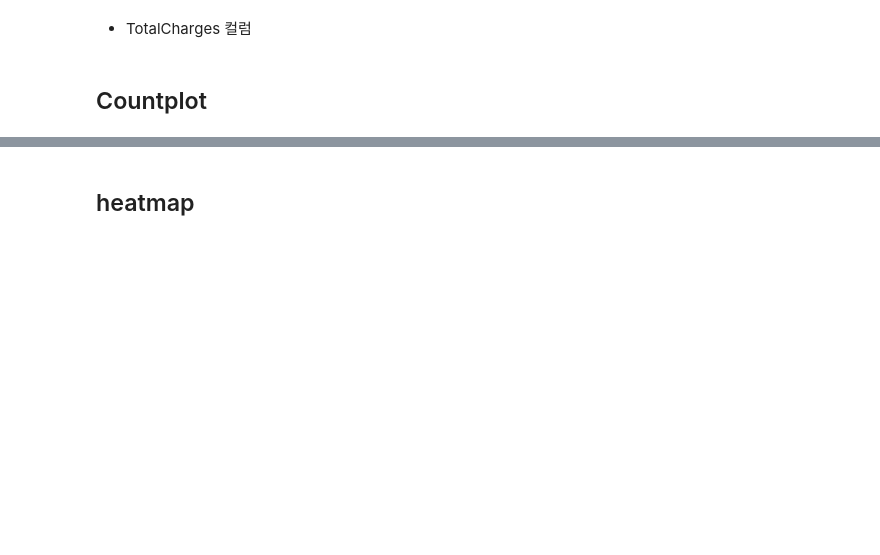
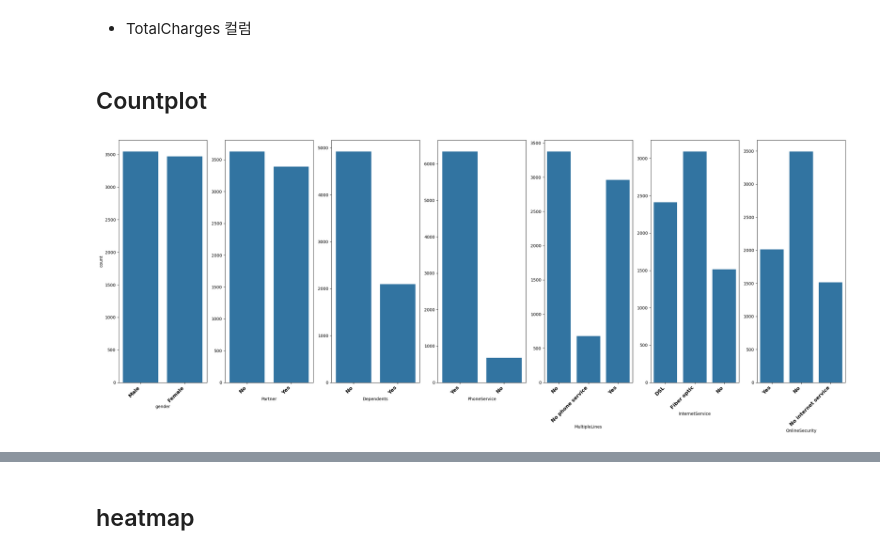
Before and after one commit to hoonzzang617/MultiCampus_DA, a Jupyter notebook: 25_파이썬데이터분석_실습_통신사고객이탈.ipynb, the cells around one changed output, grey strips where cells are left out. Cells and saved outputs as stored; diff of their text form; code cells hidden in the pictures; blank space fills up the shorter version.

```diff
--- a/25_파이썬데이터분석_실습_통신사고객이탈.ipynb
+++ b/25_파이썬데이터분석_실습_통신사고객이탈.ipynb
@@ -382,3 +406,23 @@ plt.show()
 - TotalCharges 컬럼
 # %% [markdown]
 ## Countplot
+# %%
+bar, ax = plt.subplots(1,7, figsize=(25, 10))
+# sns.barplot(data=df_cleaned[['gender', 'Partner', 'Dependents','PhoneService','MultipleLines','InternetService']])
+sns.countplot(data=df_cleaned, x='gender', ax=ax[0])
+sns.countplot(data=df_cleaned, x='Partner', ax=ax[1])
+sns.countplot(data=df_cleaned, x='Dependents', ax=ax[2])
+sns.countplot(data=df_cleaned, x='PhoneService', ax=ax[3])
+sns.countplot(data=df_cleaned, x='MultipleLines', ax=ax[4])
+sns.countplot(data=df_cleaned, x='InternetService', ax=ax[5])
+sns.countplot(data=df_cleaned, x='OnlineSecurity', ax=ax[6])
+for i in range(0,7):
+    ax[i].set_xticklabels(ax[i].get_xticklabels(), rotation=45, ha='right', fontsize=12, fontweight='bold')
+    if i == 0:
+        continue
+    ax[i].set_ylabel('')
+
+bar.set_tight_layout(True)
+plt.show()
+# %% [output]
+[figure, added]
```
Also changed, not shown: parts of 6 cells of this notebook.
